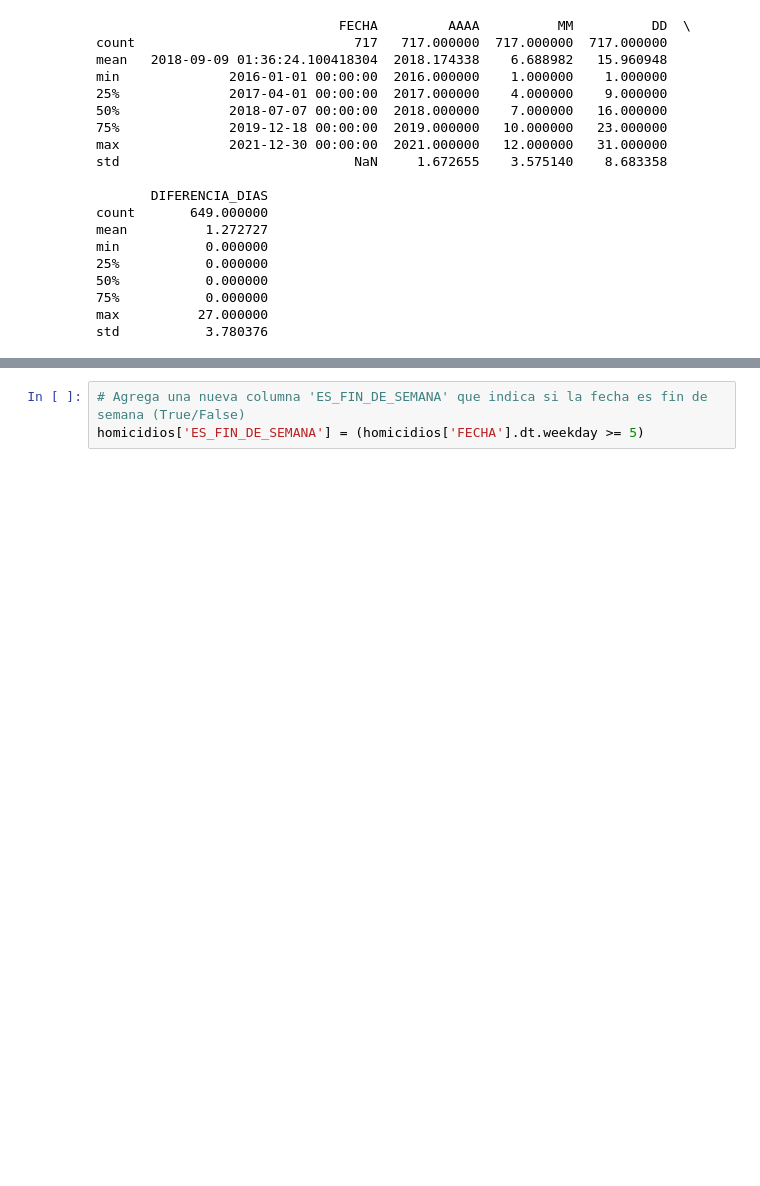
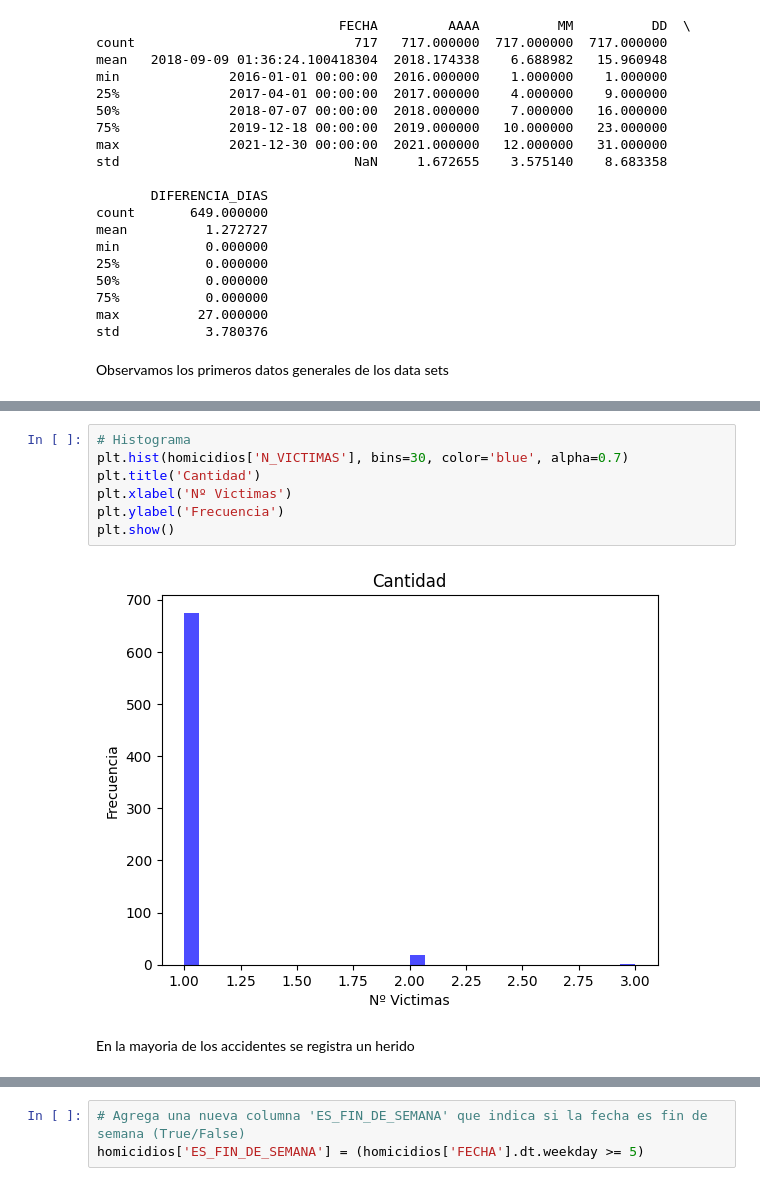
Before and after one commit to nicogutierrezcoll/PI02_Data_Analytics_NGC, a Jupyter notebook: EDA_PI_DA.ipynb, the cells around one changed output, grey strips where cells are left out. Drawn from its saved outputs; the diff is of its cells as text; blank space fills up the shorter version.

```diff
--- a/EDA_PI_DA.ipynb
+++ b/EDA_PI_DA.ipynb
@@ -272,6 +225,8 @@ min           0.000000
 75%           0.000000
 max          27.000000
 std           3.780376
+# %% [markdown]
+Observamos los primeros datos generales de los data sets
 # %%
 homicidios.head()
 # %% [output]
@@ -281,4 +236,15 @@ homicidios.head()
 | 2 | 2016-0003 | 1 | 2016-01-03 | 2016 | 1 | 3 | 7 | AVENIDA | ENTRE RIOS AV. | ... |
 | 3 | 2016-0004 | 1 | 2016-01-10 | 2016 | 1 | 10 | 0 | AVENIDA | LARRAZABAL AV. | ... |
 | 4 | 2016-0005 | 1 | 2016-01-21 | 2016 | 1 | 21 | 5 | AVENIDA | SAN JUAN AV. | ... |
+# %%
+# Histograma
+plt.hist(homicidios['N_VICTIMAS'], bins=30, color='blue', alpha=0.7)
+plt.title('Cantidad')
+plt.xlabel('Nº Victimas')
+plt.ylabel('Frecuencia')
+plt.show()
+# %% [output]
+[figure, added]
+# %% [markdown]
+En la mayoria de los accidentes se registra un herido
 # %%
```
Also changed, not shown: parts of 33 cells of this notebook, 1 other file.
